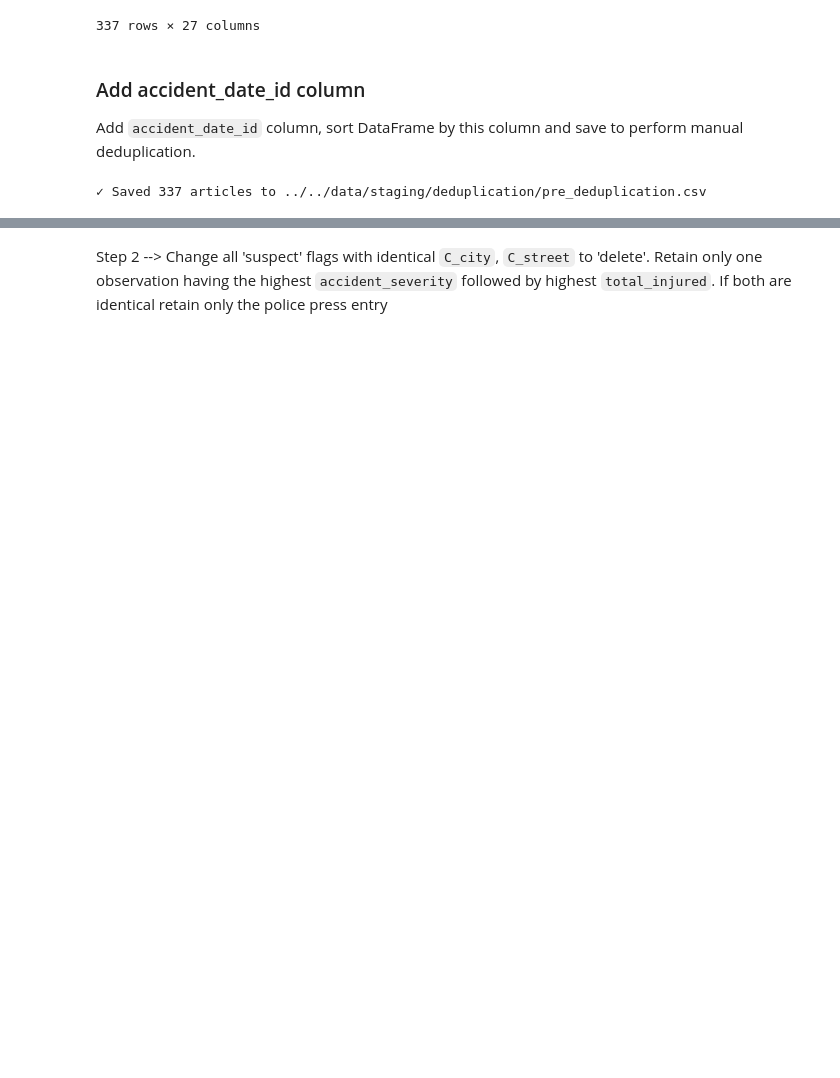
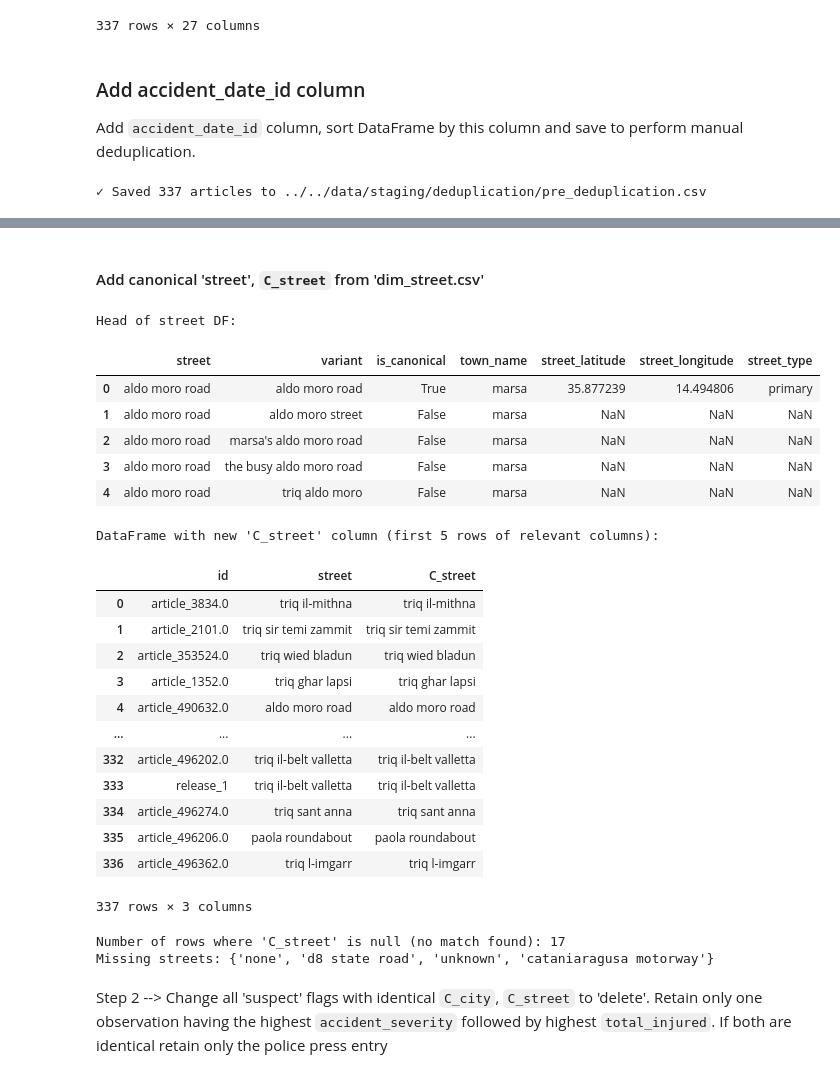
Before and after one commit to michael-vella/ics5110-assignment, a Jupyter notebook: notebooks/final/1_data_preparation.ipynb, the cells around one changed output, grey strips where cells are left out. Drawn from its saved outputs; the diff is of its cells as text; code cells hidden in the pictures; blank space fills up the shorter version.

```diff
--- a/notebooks/final/1_data_preparation.ipynb
+++ b/notebooks/final/1_data_preparation.ipynb
@@ -1610,5 +1426,0 @@ Adding canocnical 'street' `C_street` from 'dim_street.csv'
-# %%
-#dim_street_csv = f"dim_street.csv"
-dim_street_csv = f"C:\Python\ics5110-assignment\data\staging\dims\dim_street.csv"
-dim_street_csv_df = pd.read_csv(dim_street_csv)
-display(dim_street_csv_df)
@@ -1670,0 +1509,6 @@ Number of rows where 'C_street' is null (no match found): 17
+# %%
+accidents_with_duplicates_df['delete_flag'] = accidents_with_duplicates_df['accident_datetime'].map(datetime_counts)
+accidents_with_duplicates_df['delete_flag'] = accidents_with_duplicates_df['delete_flag'].apply(lambda x: 'suspect' if x > 1 else 'retain')
+
+print("Statistics for 'delete_flag' column:")
+display(accidents_with_duplicates_df['delete_flag'].value_counts())
@@ -1671,3 +1583,66 @@ Number of rows where 'C_street' is null (no match found): 17
+# %% [markdown]
+#### Add canonical 'street', `C_street` from 'dim_street.csv'
+# %%
+# add canonical 'street', 'C_street' from 'dim_street.csv'
+dim_street_df = pd.read_csv(dim_street_csv)
+
+print("Head of street DF:")
+display(dim_street_df.head())
+
+# drepare dim_street_df for merging
+# select only 'street' and 'variant' columns
+# drop duplicates based on 'variant' to ensure each variant maps to a single town if multiple entries exist
+dim_street_lookup = dim_street_df[['street', 'variant']].drop_duplicates(subset=['variant']).copy()
+
+# perform a left merge to add the canonical 'street' name as 'C_street'
+# matching accidents_with_duplicates_df['street'] with dim_street_lookup['variant']
+accidents_with_duplicates_df = accidents_with_duplicates_df.merge(
+    dim_street_lookup,
+    left_on='street',
+    right_on='variant',
+    how='left',
+    suffixes=('', '_dim_street') # Add suffix to avoid collision with existing 'street' if it exists.
+)
+
+# rename the 'street' column from the merge to 'C_street'
+accidents_with_duplicates_df.rename(columns={'street_dim_street': 'C_street'}, inplace=True)
+
+# drop the 'variant' column brought in from the merge, as it's no longer needed
+accidents_with_duplicates_df.drop(columns=['variant'], inplace=True)
+
+# display the updated DataFrame to show the new 'C_street' column
+print("DataFrame with new 'C_street' column (first 5 rows of relevant columns):")
+display(accidents_with_duplicates_df[['id', 'street', 'C_street']])
+
+missing_streets_df = accidents_with_duplicates_df[accidents_with_duplicates_df['C_street'].isna()]
+missing_streets = set(missing_streets_df["street"].tolist())
+
+print(f"Number of rows where 'C_street' is null (no match found): {accidents_with_duplicates_df['C_street'].isna().sum()}")
+print(f"Missing streets: {missing_streets}")
+# %% [output]
+Head of street DF:
+|  | street | variant | is_canonical | town_name | street_latitude | street_longitude | street_type |
+| 0 | aldo moro road | aldo moro road | True | marsa | 35.877239 | 14.494806 | primary |
+| 1 | aldo moro road | aldo moro street | False | marsa | NaN | NaN | NaN |
+| 2 | aldo moro road | marsa's aldo moro road | False | marsa | NaN | NaN | NaN |
+| 3 | aldo moro road | the busy aldo moro road | False | marsa | NaN | NaN | NaN |
+| 4 | aldo moro road | triq aldo moro | False | marsa | NaN | NaN | NaN |
+DataFrame with new 'C_street' column (first 5 rows of relevant columns):
+|  | id | street | C_street |
+| 0 | article_3834.0 | triq il-mithna | triq il-mithna |
+| 1 | article_2101.0 | triq sir temi zammit | triq sir temi zammit |
+| 2 | article_353524.0 | triq wied bladun | triq wied bladun |
+| 3 | article_1352.0 | triq ghar lapsi | triq ghar lapsi |
+| 4 | article_490632.0 | aldo moro road | aldo moro road |
+| ... | ... | ... | ... |
+| 332 | article_496202.0 | triq il-belt valletta | triq il-belt valletta |
+| 333 | release_1 | triq il-belt valletta | triq il-belt valletta |
+| 334 | article_496274.0 | triq sant anna | triq sant anna |
+| 335 | article_496206.0 | paola roundabout | paola roundabout |
+| 336 | article_496362.0 | triq l-imgarr | triq l-imgarr |
+337 rows × 3 columns
+Number of rows where 'C_street' is null (no match found): 17
+Missing streets: {'none', 'd8 state road', 'unknown', 'cataniaragusa motorway'}
 # %% [markdown]
 Step 2 --> Change all 'suspect' flags with identical `C_city`, `C_street` to 'delete'. Retain only one observation having the highest `accident_severity` followed by highest `total_injured`. If both are identical retain only the police press entry
 # %%
```
Also changed, not shown: parts of 33 cells of this notebook.
